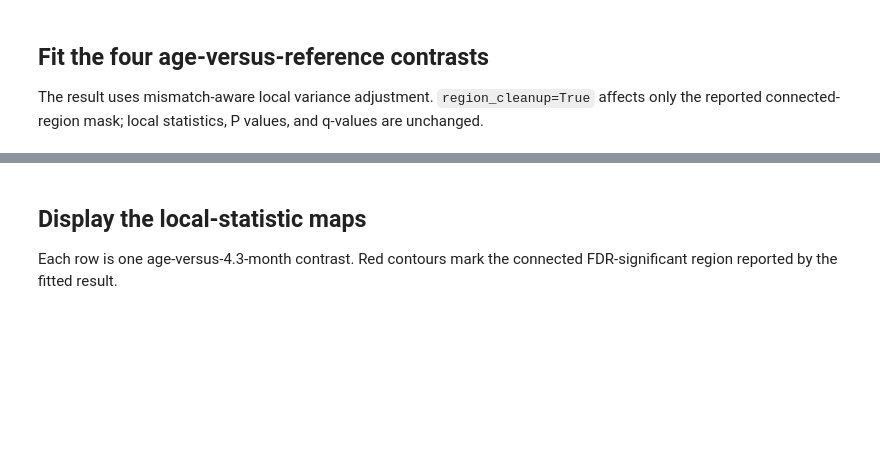
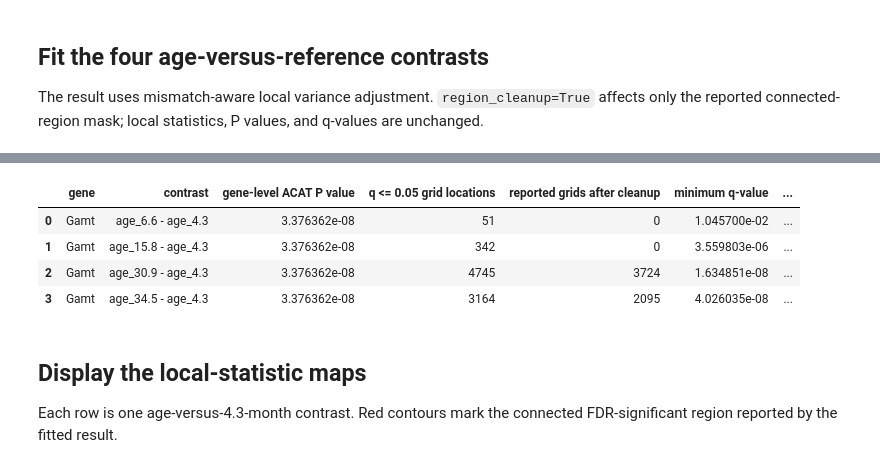
Before and after one commit to dsong-lab/spAlignDE, a Jupyter notebook: docs/source/source_notebooks/post_alignment_inference_aging_brain_nb.ipynb, the cells around one changed output, grey strips where cells are left out. Saved outputs shown, nothing was run; the diff lists cells and outputs as text; code cells hidden in the pictures; blank space fills up the shorter version.

Commit message:
Refresh post-alignment inference fixed-seed results

```diff
--- a/docs/source/source_notebooks/post_alignment_inference_aging_brain_nb.ipynb
+++ b/docs/source/source_notebooks/post_alignment_inference_aging_brain_nb.ipynb
@@ -105,3 +118,34 @@ result = fit_local_de(
+# %%
+terrain = result.fits["Gamt"]["terrain_data"]
+acat_pvalue = gene_level_acat_pvalue(result, "Gamt")
+summary_rows = []
+for query_id in terrain["time_ids"]:
+    statistic = np.asarray(terrain["stat_by_time"][query_id], dtype=float)
+    q_value = np.asarray(terrain["q_by_time"][query_id], dtype=float)
+    reported_mask = np.asarray(
+        terrain["sig_mask_by_time"][query_id], dtype=bool
+    )
+    raw_q_mask = np.isfinite(q_value) & (q_value <= 0.05)
+    summary_rows.append(
+        {
+            "gene": "Gamt",
+            "contrast": f"{query_id} - age_4.3",
+            "gene-level ACAT P value": acat_pvalue,
+            "q <= 0.05 grid locations": int(raw_q_mask.sum()),
+            "reported grids after cleanup": int(reported_mask.sum()),
+            "minimum q-value": float(np.nanmin(q_value)),
+            "median |t|": float(np.nanmedian(np.abs(statistic))),
+        }
+    )
+
+aging_summary = pd.DataFrame(summary_rows)
+display(aging_summary)
+# %% [output]
+|  | gene | contrast | gene-level ACAT P value | q <= 0.05 grid locations | reported grids after cleanup | minimum q-value | ... |
+| 0 | Gamt | age_6.6 - age_4.3 | 3.376362e-08 | 51 | 0 | 1.045700e-02 | ... |
+| 1 | Gamt | age_15.8 - age_4.3 | 3.376362e-08 | 342 | 0 | 3.559803e-06 | ... |
+| 2 | Gamt | age_30.9 - age_4.3 | 3.376362e-08 | 4745 | 3724 | 1.634851e-08 | ... |
+| 3 | Gamt | age_34.5 - age_4.3 | 3.376362e-08 | 3164 | 2095 | 4.026035e-08 | ... |
 # %% [markdown]
 ## Display the local-statistic maps
 
```
Also changed, not shown: parts of 6 cells of this notebook, 19 other files.
